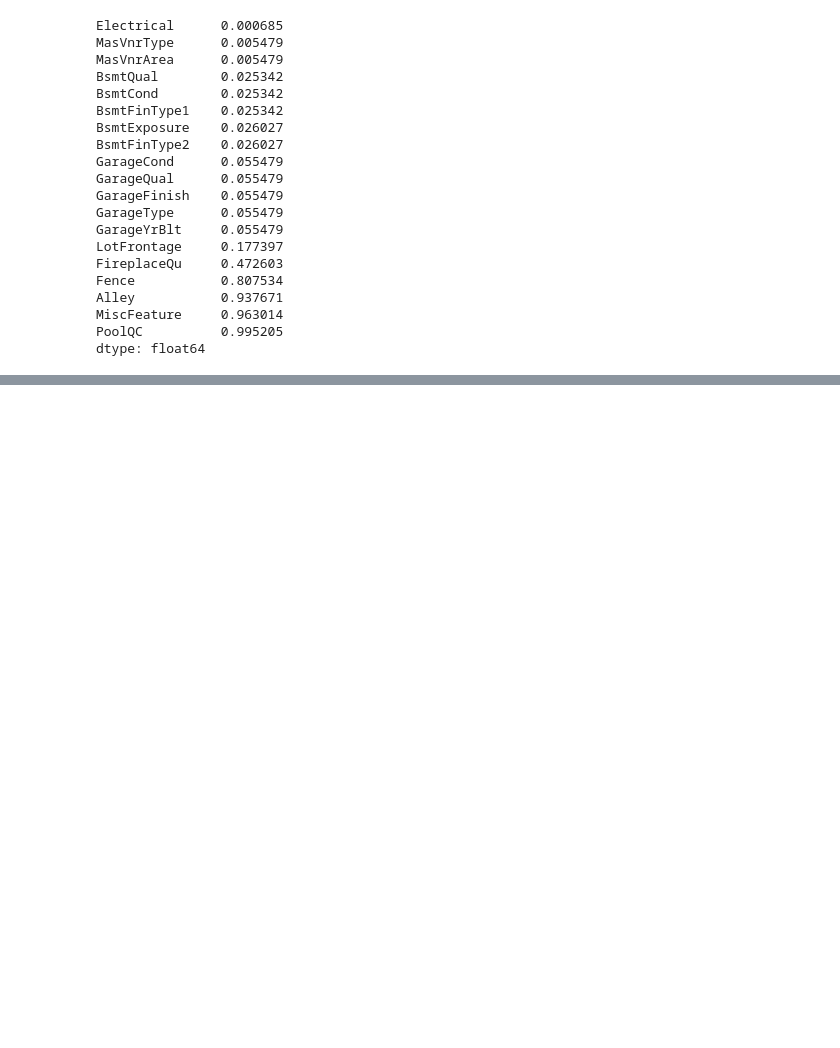
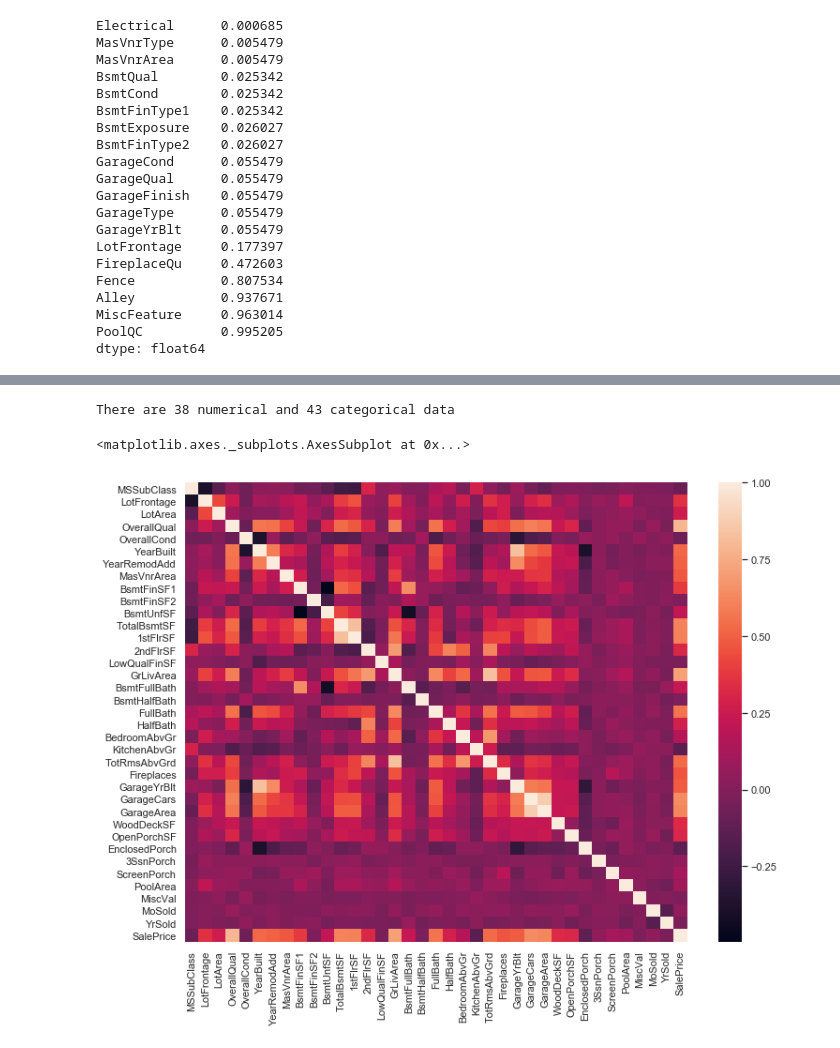
Before and after one commit to barua-anik/kaggle_housing_price_predictor, a Jupyter notebook: House Prices - Advanced Regression Techniques.ipynb, the cells around one changed output, grey strips where cells are left out. Cells and saved outputs as stored; diff of their text form; code cells hidden in the pictures; blank space fills up the shorter version.

```diff
--- a/House Prices - Advanced Regression Techniques.ipynb
+++ b/House Prices - Advanced Regression Techniques.ipynb
@@ -147,0 +201,9 @@ plt.show()
+# %%
+# Separating numerical and categorical data
+
+numerical_data = train.select_dtypes(include=[np.number])
+categorical_data = train.select_dtypes(exclude=[np.number])
+
+print('There are {0} numerical and {1} categorical data'.format(numerical_data.shape[1],categorical_data.shape[1]))
+# %% [output]
+There are 38 numerical and 43 categorical data
@@ -147,0 +214,11 @@ plt.show()
+# %%
+# Plotting the correlation of numeric variables/data
+
+correlation = numerical_data.corr()
+
+plt.figure(figsize=(12, 9))
+
+sns.heatmap(correlation)
+# %% [output]
+<matplotlib.axes._subplots.AxesSubplot at 0x...>
+[figure, added]
```
Also changed, not shown: parts of 7 cells of this notebook.
